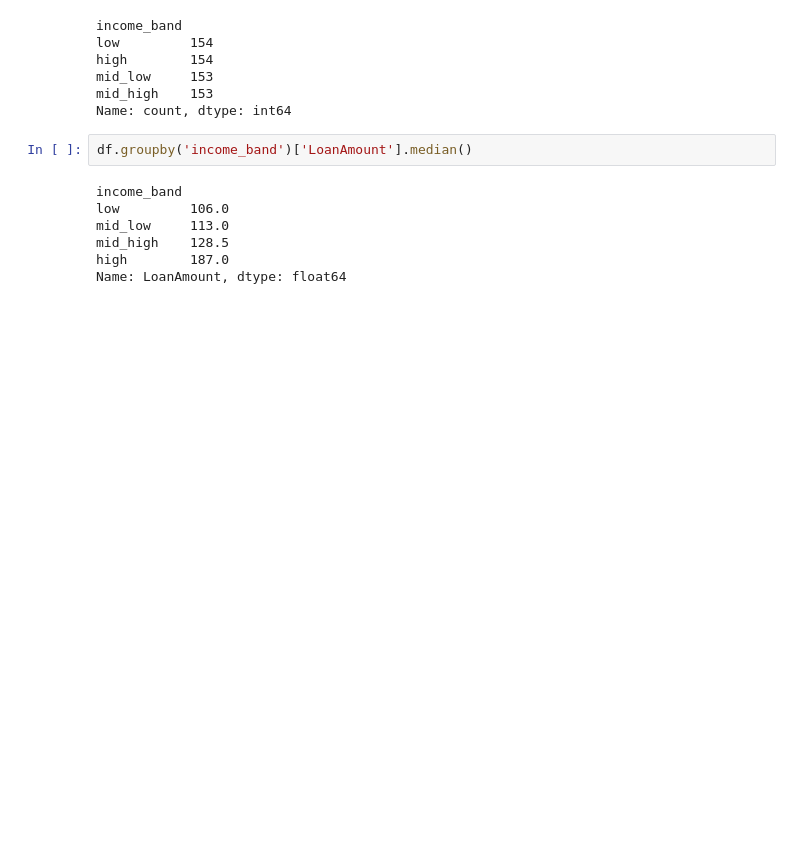
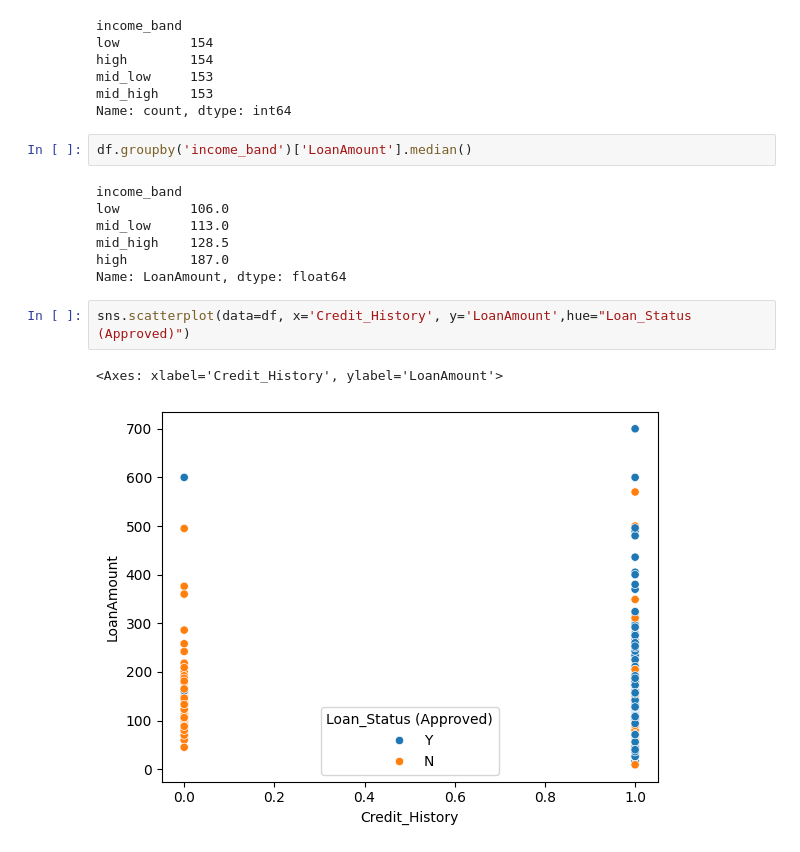
Before and after one commit to bhavanibeemanpalli2108/statistics_for_data_science, a Jupyter notebook: filling_the_missing.ipynb, the cells around one changed output. Saved outputs shown, nothing was run; the diff lists cells and outputs as text; blank space fills up the shorter version.

```diff
--- a/filling_the_missing.ipynb
+++ b/filling_the_missing.ipynb
@@ -221,3 +221,8 @@ mid_low     113.0
 mid_high    128.5
 high        187.0
 Name: LoanAmount, dtype: float64
+# %%
+sns.scatterplot(data=df, x='Credit_History', y='LoanAmount',hue="Loan_Status (Approved)")
+# %% [output]
+<Axes: xlabel='Credit_History', ylabel='LoanAmount'>
+[figure, added]
```
Also changed, not shown: parts of 2 cells of this notebook, 6 other files.
